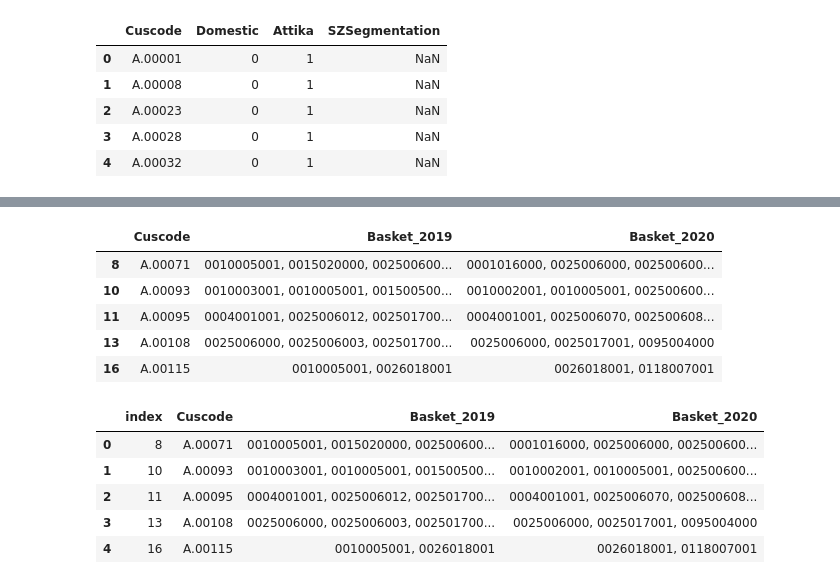
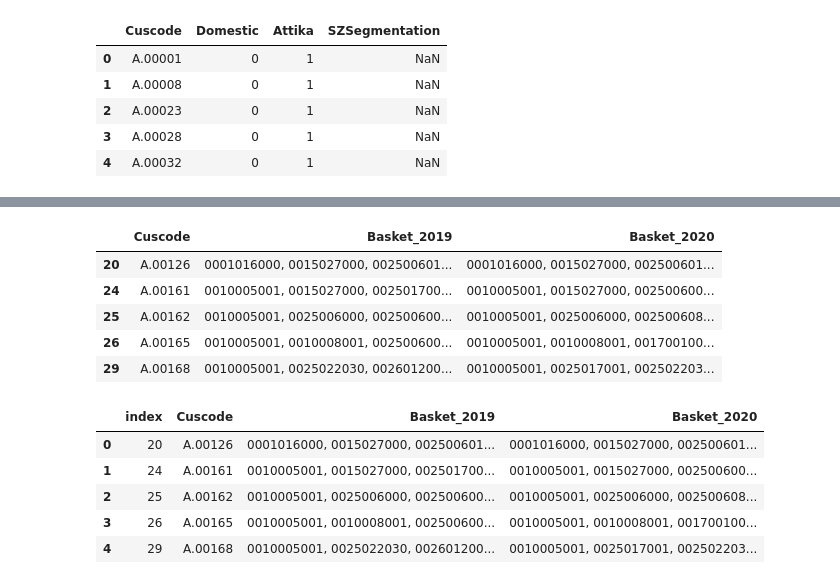
Before and after one commit to s610917/ProjectML, a Jupyter notebook: Covid_products_study.ipynb, the cells around one changed output, grey strips where cells are left out. Drawn from its saved outputs; the diff is of its cells as text; code cells hidden in the pictures.

```diff
--- a/Covid_products_study.ipynb
+++ b/Covid_products_study.ipynb
@@ -273,15 +269,15 @@ customers_combined.tail()
 | 1824 | L.00161 | 1 | 0026008002, 0094093000, 011002000... | 1 | 0015027000, 0025006080, 002600800... | 1 | 1 | b |
 | 1825 | L.00184 | 1 | 0010007001, 0017001002, 002500600... | 1 | 0010003001, 0010005001, 001502700... | 1 | 1 | a |
 # %%
-customers_c = customers_combined[customers_combined["SZSegmentation"] == "c"]
+customers_a = customers_combined[customers_combined["SZSegmentation"] == "a"]
 # %%
-customers_c = customers_c[["Cuscode", "Basket_2019", "Basket_2020"]]
+customers_a = customers_a[["Cuscode", "Basket_2019", "Basket_2020"]]
 # %%
-customers_c.head()
+customers_a.head()
 # %% [output]
 |  | Cuscode | Basket_2019 | Basket_2020 |
-| 8 | A.00071 | 0010005001, 0015020000, 002500600... | 0001016000, 0025006000, 002500600... |
-| 10 | A.00093 | 0010003001, 0010005001, 001500500... | 0010002001, 0010005001, 002500600... |
-| 11 | A.00095 | 0004001001, 0025006012, 002501700... | 0004001001, 0025006070, 002500608... |
-| 13 | A.00108 | 0025006000, 0025006003, 002501700... | 0025006000, 0025017001, 0095004000 |
-| 16 | A.00115 | 0010005001, 0026018001 | 0026018001, 0118007001 |
+| 20 | A.00126 | 0001016000, 0015027000, 002500601... | 0001016000, 0015027000, 002500601... |
+| 24 | A.00161 | 0010005001, 0015027000, 002501700... | 0010005001, 0015027000, 002500600... |
+| 25 | A.00162 | 0010005001, 0025006000, 002500600... | 0010005001, 0025006000, 002500608... |
+| 26 | A.00165 | 0010005001, 0010008001, 002500600... | 0010005001, 0010008001, 001700100... |
+| 29 | A.00168 | 0010005001, 0025022030, 002601200... | 0010005001, 0025017001, 002502203... |
@@ -290,10 +286,10 @@ customers_c = customers_c.reset_index()
 # %%
-customers_c.head()
+customers_a.head()
 # %% [output]
 |  | index | Cuscode | Basket_2019 | Basket_2020 |
-| 0 | 8 | A.00071 | 0010005001, 0015020000, 002500600... | 0001016000, 0025006000, 002500600... |
-| 1 | 10 | A.00093 | 0010003001, 0010005001, 001500500... | 0010002001, 0010005001, 002500600... |
-| 2 | 11 | A.00095 | 0004001001, 0025006012, 002501700... | 0004001001, 0025006070, 002500608... |
-| 3 | 13 | A.00108 | 0025006000, 0025006003, 002501700... | 0025006000, 0025017001, 0095004000 |
-| 4 | 16 | A.00115 | 0010005001, 0026018001 | 0026018001, 0118007001 |
+| 0 | 20 | A.00126 | 0001016000, 0015027000, 002500601... | 0001016000, 0015027000, 002500601... |
+| 1 | 24 | A.00161 | 0010005001, 0015027000, 002501700... | 0010005001, 0015027000, 002500600... |
+| 2 | 25 | A.00162 | 0010005001, 0025006000, 002500600... | 0010005001, 0025006000, 002500608... |
+| 3 | 26 | A.00165 | 0010005001, 0010008001, 002500600... | 0010005001, 0010008001, 001700100... |
+| 4 | 29 | A.00168 | 0010005001, 0025022030, 002601200... | 0010005001, 0025017001, 002502203... |
 # %%
```
Also changed, not shown: parts of 20 cells of this notebook.
